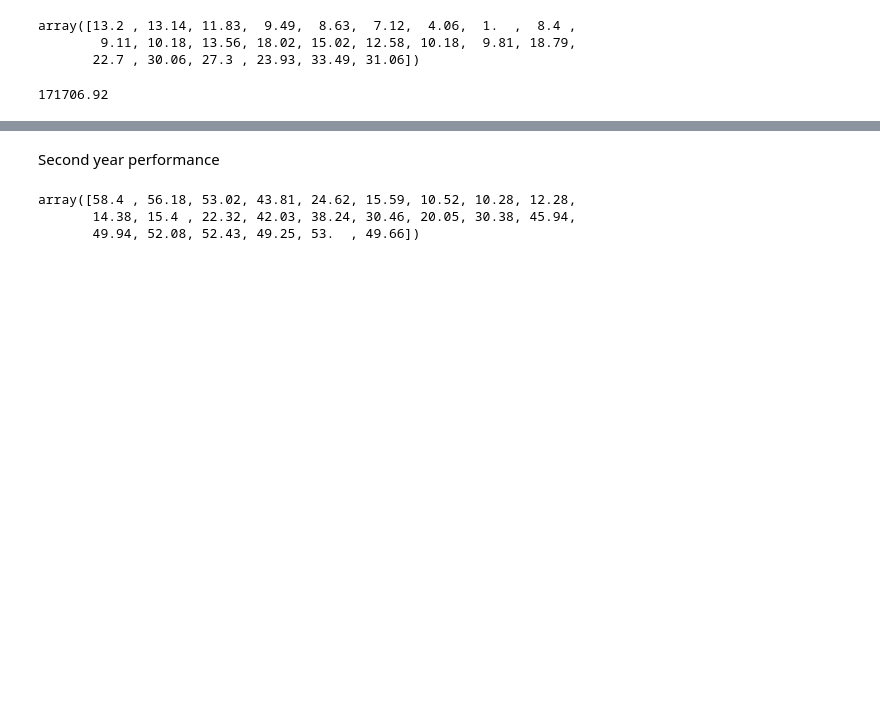
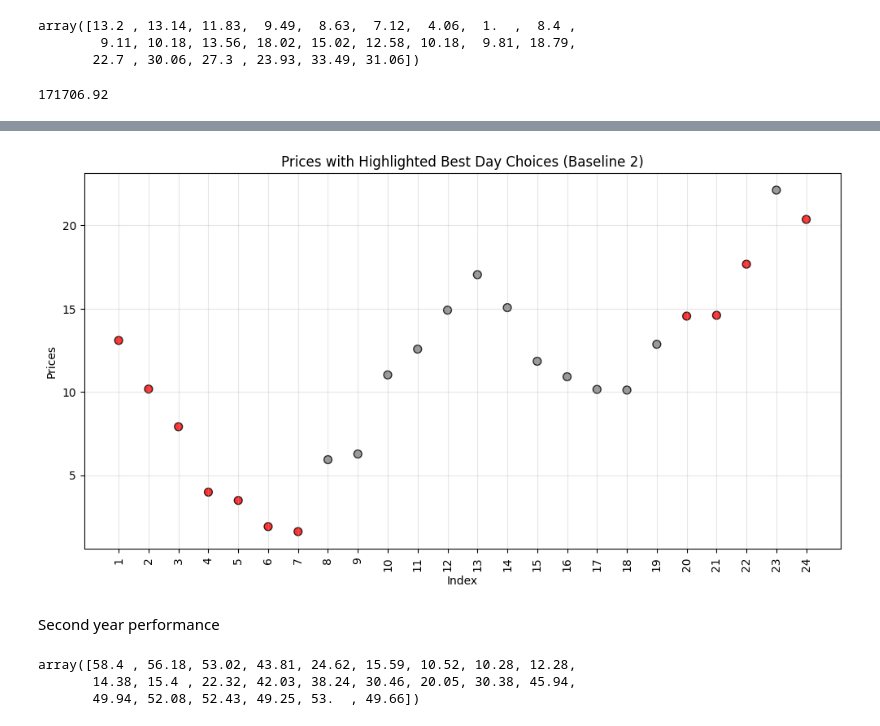
Before and after one commit to kiarakitana/RL_project, a Jupyter notebook: analysis&baseline.ipynb, the cells around one changed output, grey strips where cells are left out. Saved outputs shown, nothing was run; the diff lists cells and outputs as text; code cells hidden in the pictures; blank space fills up the shorter version.

```diff
--- a/analysis&baseline.ipynb
+++ b/analysis&baseline.ipynb
@@ -374,3 +391,7 @@ first_year_arr[0]
+# %%
+show_given_day_choices(second_year_arr, best_day, hours_when_bought, 'Best')
+# %% [output]
+[figure, added]
 # %% [markdown]
 Second year performance
 # %%
```
Also changed, not shown: parts of 22 cells of this notebook, 8 other files.
